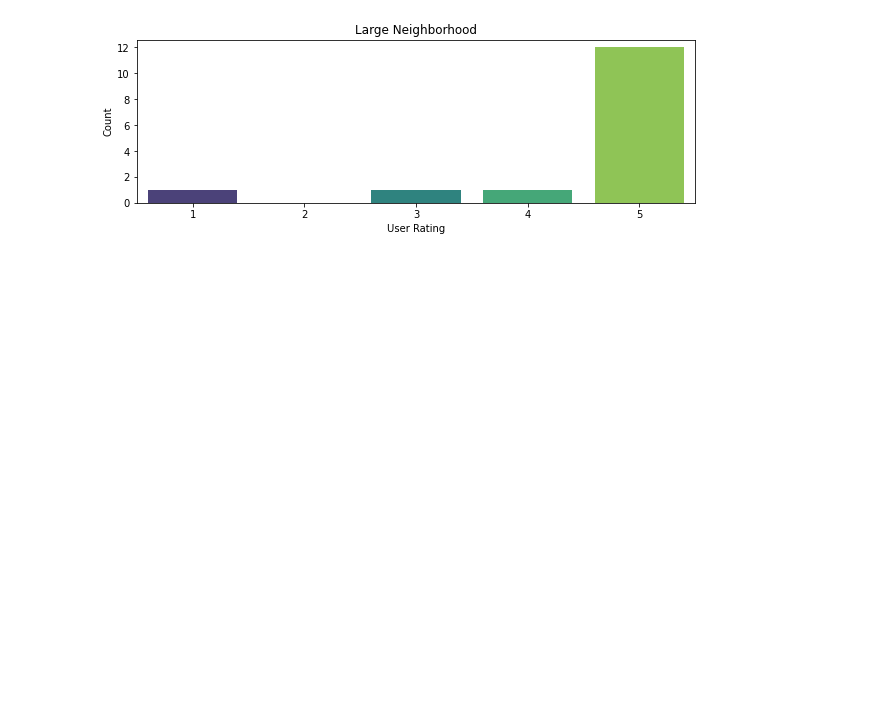
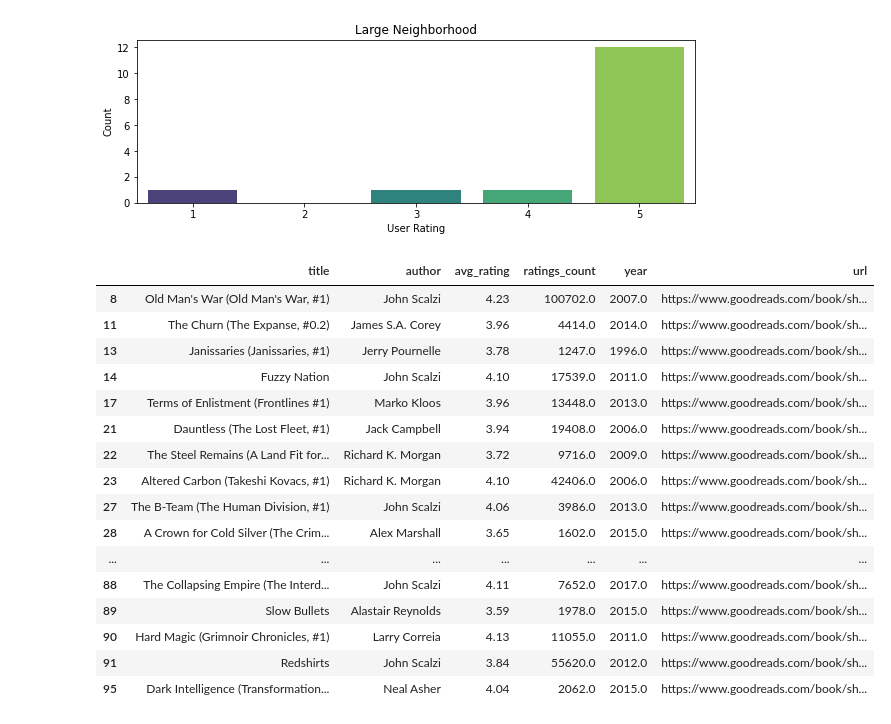
Before and after one commit to mraottth/projects, a Jupyter notebook: Goodreads Book Recommender/02_book_recommender.ipynb, the cells around one changed output. Drawn from its saved outputs; the diff is of its cells as text; code cells hidden in the pictures; blank space fills up the shorter version.

Commit message:
tried out new method for find similar based on SVD items matrisd

```diff
--- a/Goodreads Book Recommender/02_book_recommender.ipynb
+++ b/Goodreads Book Recommender/02_book_recommender.ipynb
@@ -1354,0 +1402,23 @@ Large Neighborhood
+# %%
+U, sigma, Vt = svds(df_reviews, k=100)
+Vt = Vt.T
+
+find_similar_books_to(Vt, "Leviathan Wakes (The Expanse, #1)", n=100)
+# %% [output]
+|  | title | author | avg_rating | ratings_count | year | url |
+| 8 | Old Man's War (Old Man's War, #1) | John Scalzi | 4.23 | 100702.0 | 2007.0 | https://www.goodreads.com/book/sh... |
+| 11 | The Churn (The Expanse, #0.2) | James S.A. Corey | 3.96 | 4414.0 | 2014.0 | https://www.goodreads.com/book/sh... |
+| 13 | Janissaries (Janissaries, #1) | Jerry Pournelle | 3.78 | 1247.0 | 1996.0 | https://www.goodreads.com/book/sh... |
+| 14 | Fuzzy Nation | John Scalzi | 4.10 | 17539.0 | 2011.0 | https://www.goodreads.com/book/sh... |
+| 17 | Terms of Enlistment (Frontlines #1) | Marko Kloos | 3.96 | 13448.0 | 2013.0 | https://www.goodreads.com/book/sh... |
+| 21 | Dauntless (The Lost Fleet, #1) | Jack Campbell | 3.94 | 19408.0 | 2006.0 | https://www.goodreads.com/book/sh... |
+| 22 | The Steel Remains (A Land Fit for... | Richard K. Morgan | 3.72 | 9716.0 | 2009.0 | https://www.goodreads.com/book/sh... |
+| 23 | Altered Carbon (Takeshi Kovacs, #1) | Richard K. Morgan | 4.10 | 42406.0 | 2006.0 | https://www.goodreads.com/book/sh... |
+| 27 | The B-Team (The Human Division, #1) | John Scalzi | 4.06 | 3986.0 | 2013.0 | https://www.goodreads.com/book/sh... |
+| 28 | A Crown for Cold Silver (The Crim... | Alex Marshall | 3.65 | 1602.0 | 2015.0 | https://www.goodreads.com/book/sh... |
+| ... | ... | ... | ... | ... | ... | ... |
+| 88 | The Collapsing Empire (The Interd... | John Scalzi | 4.11 | 7652.0 | 2017.0 | https://www.goodreads.com/book/sh... |
+| 89 | Slow Bullets | Alastair Reynolds | 3.59 | 1978.0 | 2015.0 | https://www.goodreads.com/book/sh... |
+| 90 | Hard Magic (Grimnoir Chronicles, #1) | Larry Correia | 4.13 | 11055.0 | 2011.0 | https://www.goodreads.com/book/sh... |
+| 91 | Redshirts | John Scalzi | 3.84 | 55620.0 | 2012.0 | https://www.goodreads.com/book/sh... |
+| 95 | Dark Intelligence (Transformation... | Neal Asher | 4.04 | 2062.0 | 2015.0 | https://www.goodreads.com/book/sh... |
```
Also changed, not shown: parts of 6 cells of this notebook.
